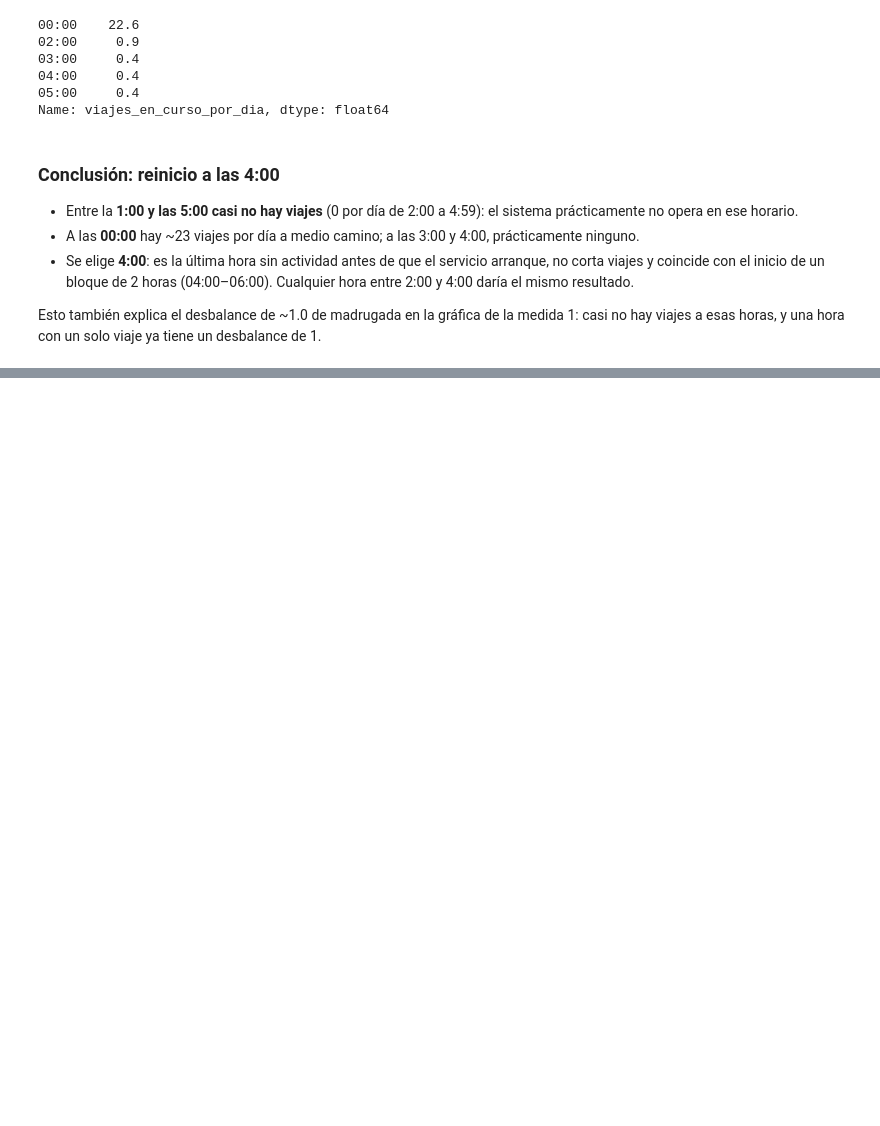
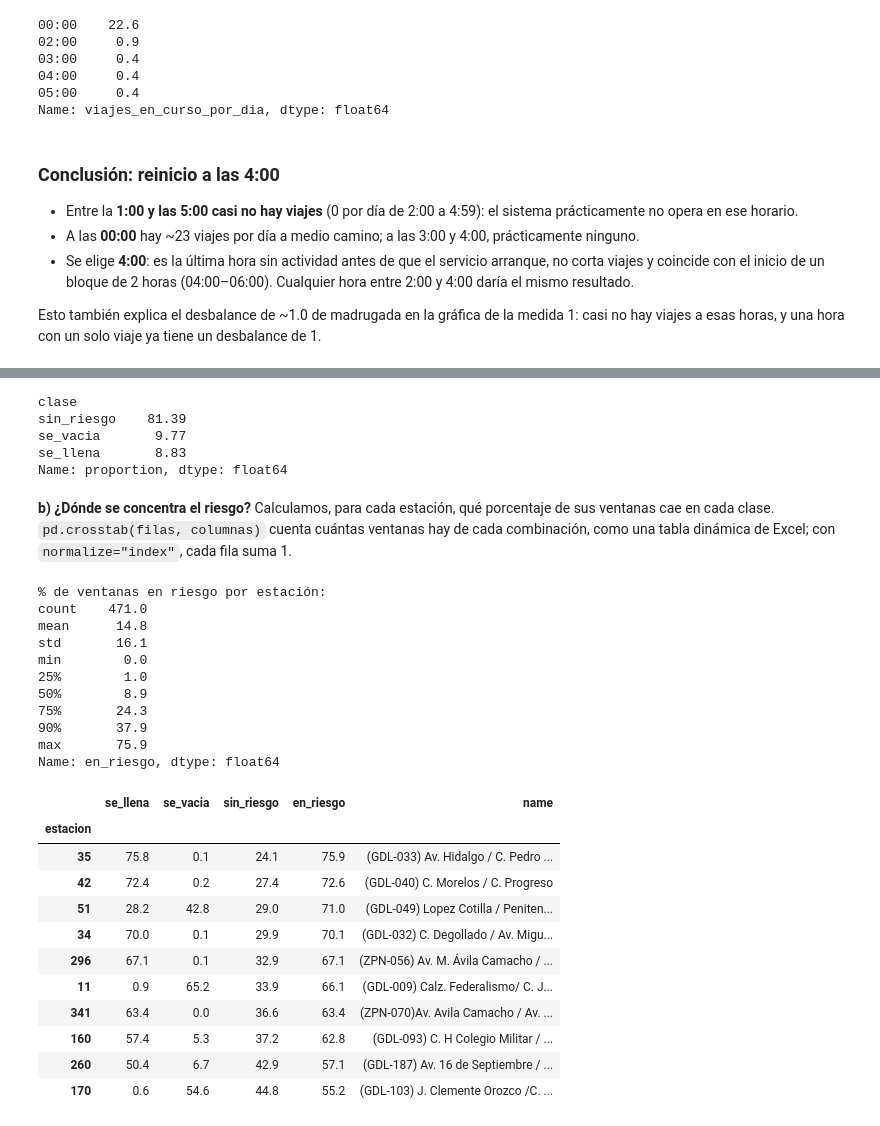
Before and after one commit to manuelMedinaMna/MiBici_MLOps, a Jupyter notebook: notebooks/2.0-rc-p2-tamano-ventana.ipynb, the cells around one changed output, grey strips where cells are left out. Saved outputs shown, nothing was run; the diff lists cells and outputs as text; code cells hidden in the pictures; blank space fills up the shorter version.

```diff
--- a/notebooks/2.0-rc-p2-tamano-ventana.ipynb
+++ b/notebooks/2.0-rc-p2-tamano-ventana.ipynb
@@ -452,0 +748,12 @@ Esto también explica el desbalance de ~1.0 de madrugada en la gráfica de la me
+# %%
+se_vacia = ventanas["minimo"] <= 0
+se_llena = ventanas["maximo"] >= ventanas["capacidad"]
+ambas = ventanas[se_vacia & se_llena]
+
+print(
+    f"Ventanas con las dos clases: {len(ambas):,} ({len(ambas) / len(ventanas):.2%}), "
+    f"de {ambas['estacion'].nunique()} estaciones"
+)
+print(f"  de la estación 51: {(ambas['estacion'] == 51).sum():,}")
+print(f"  empiezan ya vacías (inicio ≤ 0): {(ambas['inicio'] <= 0).sum():,}")
+print(f"  empiezan ya llenas (inicio ≥ capacidad): {(ambas['inicio'] >= ambas['capacidad']).sum():,}")
@@ -452,0 +769,47 @@ Esto también explica el desbalance de ~1.0 de madrugada en la gráfica de la me
+# %%
+ventanas["clase"] = "sin_riesgo"
+ventanas.loc[se_vacia, "clase"] = "se_vacia"
+ventanas.loc[se_llena, "clase"] = "se_llena"
+empieza_abajo = ventanas["inicio"] <= ventanas["capacidad"] / 2
+ventanas.loc[se_vacia & se_llena & empieza_abajo, "clase"] = "se_vacia"
+
+(ventanas["clase"].value_counts(normalize=True) * 100).round(2)
+# %% [output]
+clase
+sin_riesgo    81.39
+se_vacia       9.77
+se_llena       8.83
+Name: proportion, dtype: float64
+# %% [markdown]
+**b) ¿Dónde se concentra el riesgo?** Calculamos, para cada estación, qué porcentaje de sus ventanas cae en cada clase. `pd.crosstab(filas, columnas)` cuenta cuántas ventanas hay de cada combinación, como una tabla dinámica de Excel; con `normalize="index"`, cada fila suma 1.
+# %%
+riesgo_por_estacion = pd.crosstab(ventanas["estacion"], ventanas["clase"], normalize="index") * 100
+riesgo_por_estacion["en_riesgo"] = 100 - riesgo_por_estacion["sin_riesgo"]
+
+print("% de ventanas en riesgo por estación:")
+print(riesgo_por_estacion["en_riesgo"].describe(percentiles=[0.25, 0.5, 0.75, 0.9]).round(1))
+riesgo_por_estacion.nlargest(10, "en_riesgo").round(1).join(estaciones["name"])
+# %% [output]
+% de ventanas en riesgo por estación:
+count    471.0
+mean      14.8
+std       16.1
+min        0.0
+25%        1.0
+50%        8.9
+75%       24.3
+90%       37.9
+max       75.9
+Name: en_riesgo, dtype: float64
+|  | se_llena | se_vacia | sin_riesgo | en_riesgo | name |
+| estacion |  |  |  |  |  |
+| 35 | 75.8 | 0.1 | 24.1 | 75.9 | (GDL-033) Av. Hidalgo / C. Pedro ... |
+| 42 | 72.4 | 0.2 | 27.4 | 72.6 | (GDL-040) C. Morelos / C. Progreso |
+| 51 | 28.2 | 42.8 | 29.0 | 71.0 | (GDL-049) Lopez Cotilla / Peniten... |
+| 34 | 70.0 | 0.1 | 29.9 | 70.1 | (GDL-032) C. Degollado / Av. Migu... |
+| 296 | 67.1 | 0.1 | 32.9 | 67.1 | (ZPN-056) Av. M. Ávila Camacho / ... |
+| 11 | 0.9 | 65.2 | 33.9 | 66.1 | (GDL-009) Calz. Federalismo/ C. J... |
+| 341 | 63.4 | 0.0 | 36.6 | 63.4 | (ZPN-070)Av. Avila Camacho / Av. ... |
+| 160 | 57.4 | 5.3 | 37.2 | 62.8 | (GDL-093) C. H Colegio Militar / ... |
+| 260 | 50.4 | 6.7 | 42.9 | 57.1 | (GDL-187) Av. 16 de Septiembre / ... |
+| 170 | 0.6 | 54.6 | 44.8 | 55.2 | (GDL-103) J. Clemente Orozco /C. ... |
```
Also changed, not shown: parts of 30 cells of this notebook, 2 other files.
